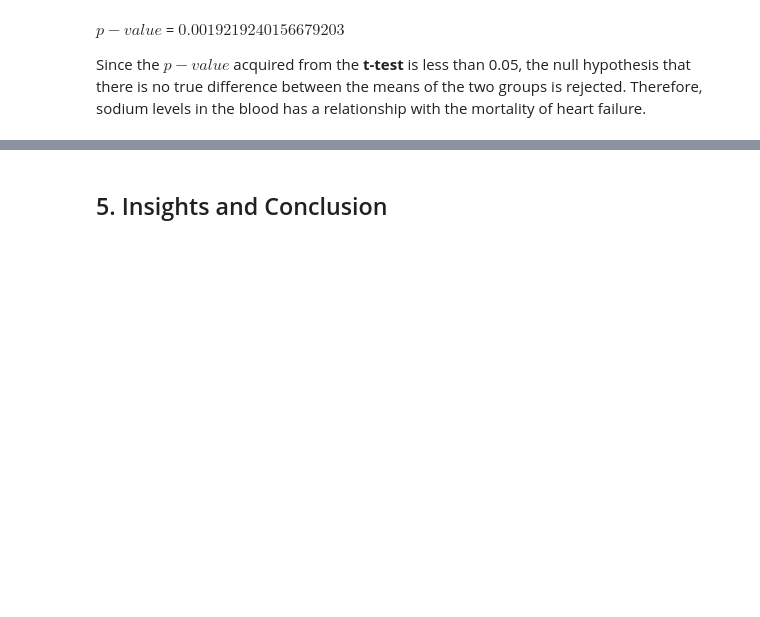
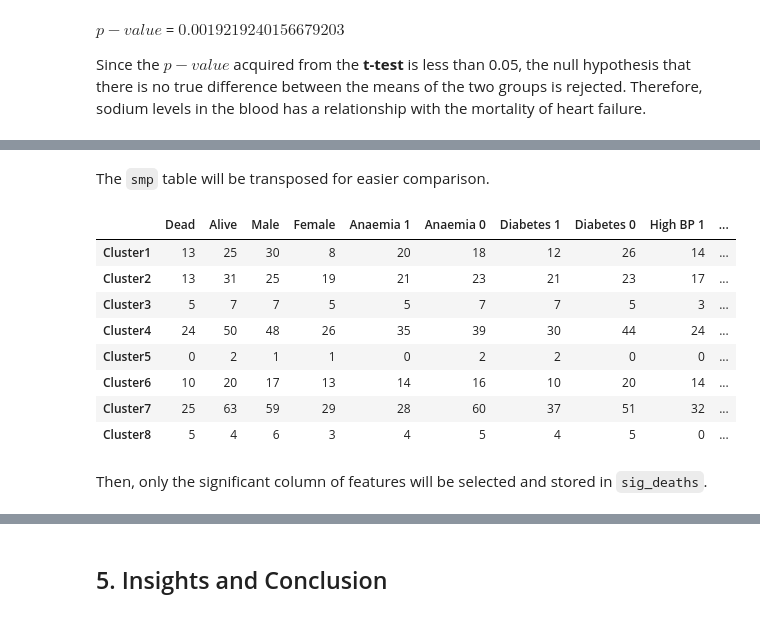
Before and after one commit to Skentir/CSMODEL, a Jupyter notebook: Data Analysis of Heart Failure Patients.ipynb, the cells around one changed output, grey strips where cells are left out. Cells and saved outputs as stored; diff of their text form; code cells hidden in the pictures; blank space fills up the shorter version.

```diff
--- a/Data Analysis of Heart Failure Patients.ipynb
+++ b/Data Analysis of Heart Failure Patients.ipynb
@@ -1968,0 +1851,2 @@ Since the $p-value$ acquired from the **t-test** is less than 0.05, the null hyp
+# %%
+heart_new_1 = heartfailure_df.drop(['time','month number'], 1)
@@ -1968,0 +1923,28 @@ Since the $p-value$ acquired from the **t-test** is less than 0.05, the null hyp
+# %%
+# Get the count for binary attributes and the mean/median for numerical attributes
+# for every cluster
+i=0
+final = {}
+for c in clusters:
+    buffer = {}
+    sub = {}
+    buffer.update(pd.Series({'Dead':c.loc[c['DEATH_EVENT'] == 1].shape[0]}),dtype=int)
+    buffer.update(pd.Series({'Alive':c.loc[c['DEATH_EVENT'] == 0].shape[0]}),dtype=int)
+    buffer.update(pd.Series({'Male':c.loc[c['sex'] == 1].shape[0]}),dtype=int)
+    buffer.update(pd.Series({'Female':c.loc[c['sex'] == 0].shape[0]}),dtype=int)
+    buffer.update(pd.Series({'Anaemia 1':c.loc[c['anaemia'] == 1].shape[0]}),dtype=int)
+    buffer.update(pd.Series({'Anaemia 0':c.loc[c['anaemia'] == 0].shape[0]}),dtype=int)
+    buffer.update(pd.Series({'Diabetes 1':c.loc[c['diabetes'] == 1].shape[0]}),dtype=int)
+    buffer.update(pd.Series({'Diabetes 0':c.loc[c['diabetes'] == 0].shape[0]}),dtype=int)
+    buffer.update(pd.Series({'High BP 1':c.loc[c['high_blood_pressure'] == 1].shape[0]}),dtype=int)
+    buffer.update(pd.Series({'High BP 0':c.loc[c['high_blood_pressure'] == 0].shape[0]}),dtype=int)
+    buffer.update(pd.Series({'Smoking 1':c.loc[c['smoking'] == 1].shape[0]}),dtype=float)
+    buffer.update(pd.Series({'Smoking 0':c.loc[c['smoking'] == 0].shape[0]}),dtype=float)
+    buffer.update(pd.Series({'Mean Age': round(c['age'].mean(),0)}),dtype=float)
+    buffer.update(pd.Series({'Mean Serum Creatinine': round(c['serum_creatinine'].mean(),1)}),dtype=float)
+    buffer.update(pd.Series({'Mean Serum Sodium': round(c['serum_sodium'].mean(),0)}),dtype=float)
+    buffer.update(pd.Series({'Mean Ejection Fraction': round(c['ejection_fraction'].mean(),0)}),dtype=float)
+    buffer.update(pd.Series({'Mean Platelets': round(c['platelets'].mean(),2)}),dtype=float)
+    buffer.update(pd.Series({'Mean Creatinine Phosphokinase': round(c['creatinine_phosphokinase'].mean(),0)}),dtype=float)
+    final.update({'Cluster'+str(i+1):buffer})
+    i+= 1
@@ -1970,0 +1987,17 @@ Since the $p-value$ acquired from the **t-test** is less than 0.05, the null hyp
+# %% [markdown]
+The `smp` table will be transposed for easier comparison.
+# %%
+smp_t = smp.transpose()
+smp_t
+# %% [output]
+|  | Dead | Alive | Male | Female | Anaemia 1 | Anaemia 0 | Diabetes 1 | Diabetes 0 | High BP 1 | ... |
+| Cluster1 | 13 | 25 | 30 | 8 | 20 | 18 | 12 | 26 | 14 | ... |
+| Cluster2 | 13 | 31 | 25 | 19 | 21 | 23 | 21 | 23 | 17 | ... |
+| Cluster3 | 5 | 7 | 7 | 5 | 5 | 7 | 7 | 5 | 3 | ... |
+| Cluster4 | 24 | 50 | 48 | 26 | 35 | 39 | 30 | 44 | 24 | ... |
+| Cluster5 | 0 | 2 | 1 | 1 | 0 | 2 | 2 | 0 | 0 | ... |
+| Cluster6 | 10 | 20 | 17 | 13 | 14 | 16 | 10 | 20 | 14 | ... |
+| Cluster7 | 25 | 63 | 59 | 29 | 28 | 60 | 37 | 51 | 32 | ... |
+| Cluster8 | 5 | 4 | 6 | 3 | 4 | 5 | 4 | 5 | 0 | ... |
+# %% [markdown]
+Then, only the significant column of features will be selected and stored in `sig_deaths`.
```
Also changed, not shown: parts of 118 cells of this notebook.
